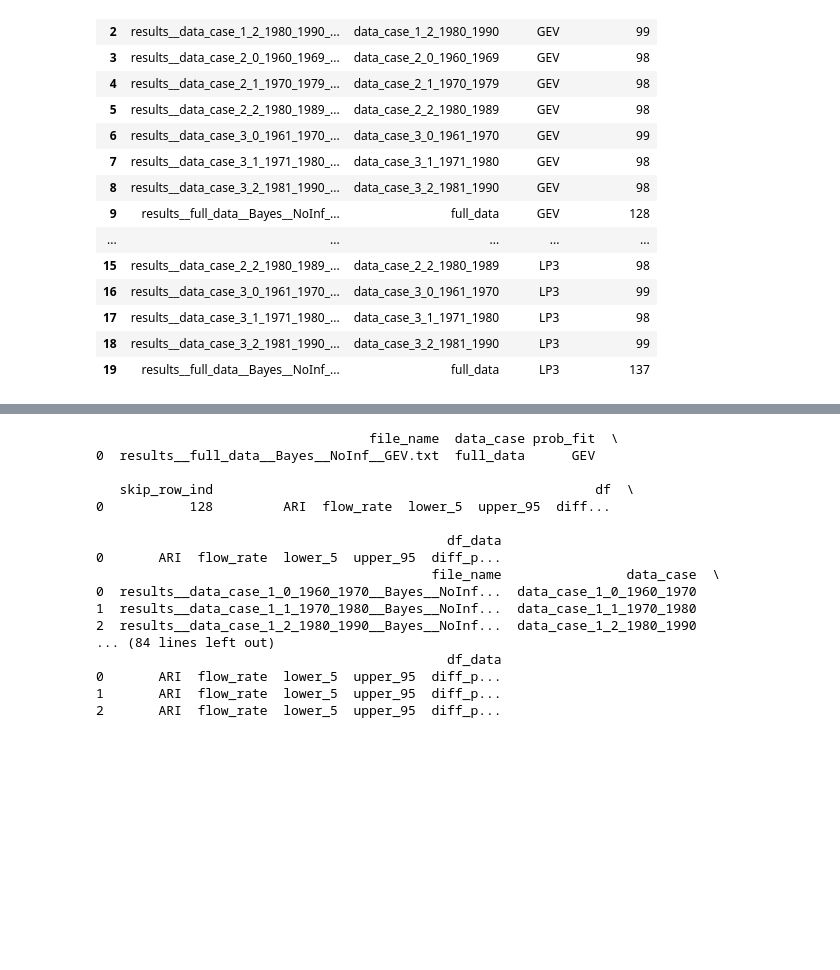
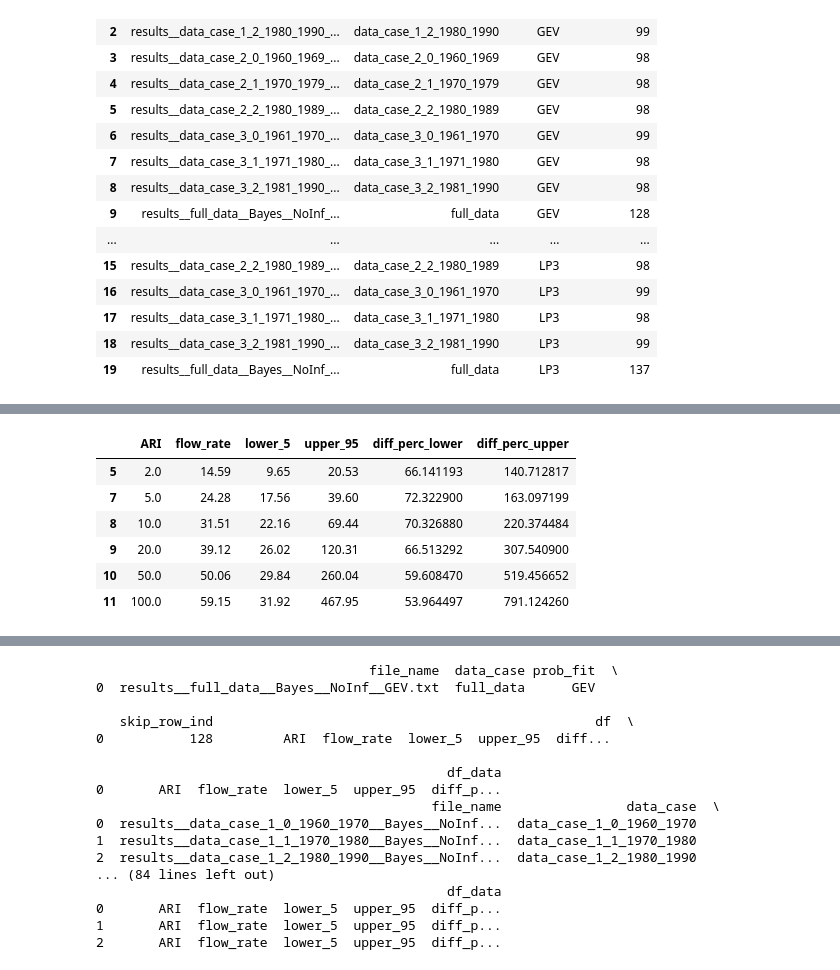
Before and after one commit to Holger-Paxi/Flood_Estimation, a Jupyter notebook: Assignment_1__2nd.ipynb, the cells around one changed output, grey strips where cells are left out. Saved outputs shown, nothing was run; the diff lists cells and outputs as text; code cells hidden in the pictures; blank space fills up the shorter version.

```diff
--- a/Assignment_1__2nd.ipynb
+++ b/Assignment_1__2nd.ipynb
@@ -118,5 +118,16 @@ results
 | 17 | results__data_case_3_1_1971_1980_... | data_case_3_1_1971_1980 | LP3 | 98 | ARI flow_rate lower_5 upper_95 di... |
 | 18 | results__data_case_3_2_1981_1990_... | data_case_3_2_1981_1990 | LP3 | 99 | ARI flow_rate lower_5 upper_95 di... |
 | 19 | results__full_data__Bayes__NoInf_... | full_data | LP3 | 137 | ARI flow_rate lower_5 upper_95 di... |
+# %%
+results.df[0].iloc[[5,7,8,9,10,11]]
+results.df[0].iloc[[5,7,8,9,10,11]]
+# %% [output]
+|  | ARI | flow_rate | lower_5 | upper_95 | diff_perc_lower | diff_perc_upper |
+| 5 | 2.0 | 14.59 | 9.65 | 20.53 | 66.141193 | 140.712817 |
+| 7 | 5.0 | 24.28 | 17.56 | 39.60 | 72.322900 | 163.097199 |
+| 8 | 10.0 | 31.51 | 22.16 | 69.44 | 70.326880 | 220.374484 |
+| 9 | 20.0 | 39.12 | 26.02 | 120.31 | 66.513292 | 307.540900 |
+| 10 | 50.0 | 50.06 | 29.84 | 260.04 | 59.608470 | 519.456652 |
+| 11 | 100.0 | 59.15 | 31.92 | 467.95 | 53.964497 | 791.124260 |
 # %%
 def prepare_data(arg_output_dir, arg_prob_fit, arg_data_case, arg_df):
```
Also changed, not shown: parts of 10 cells of this notebook, 54 other files.
